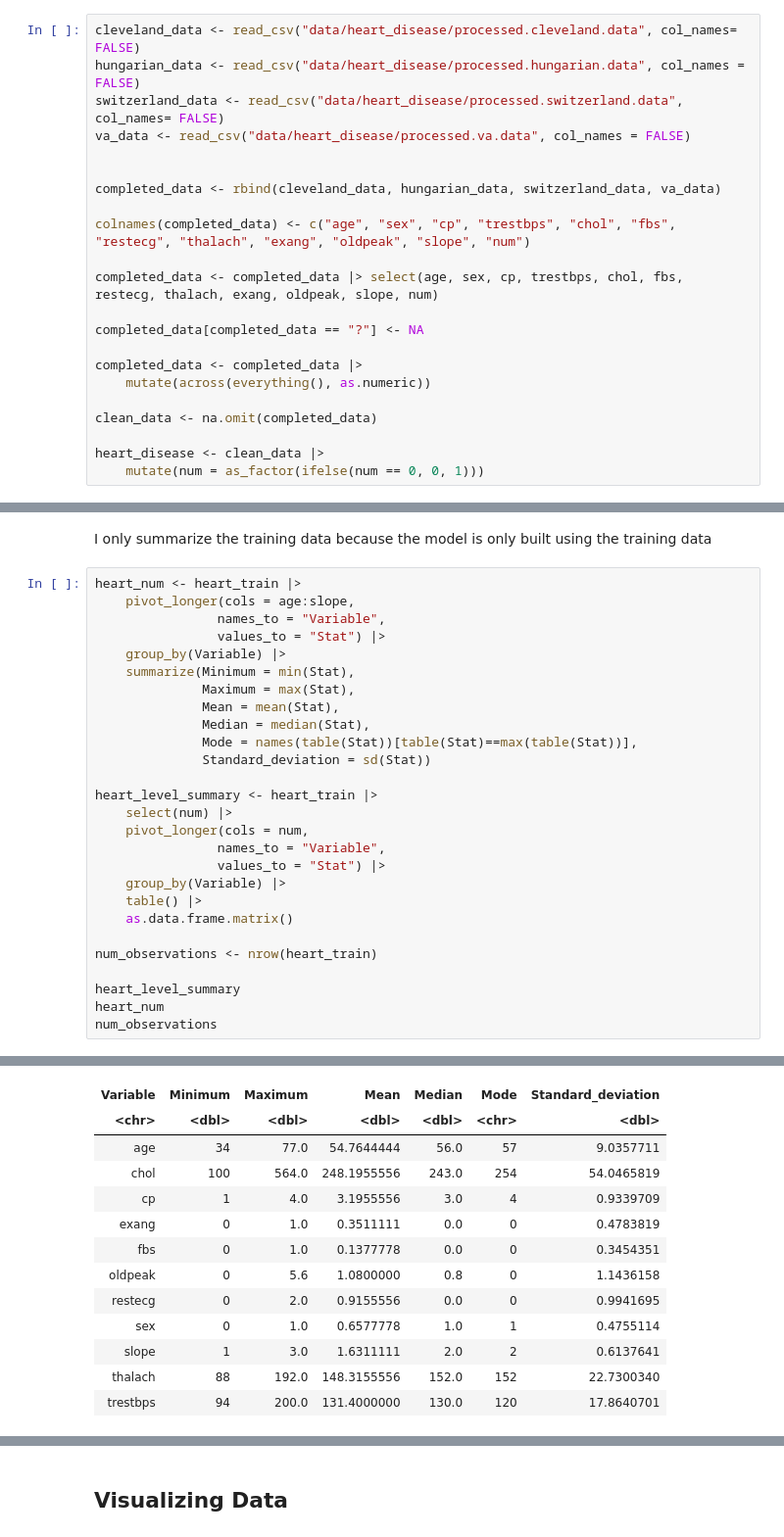
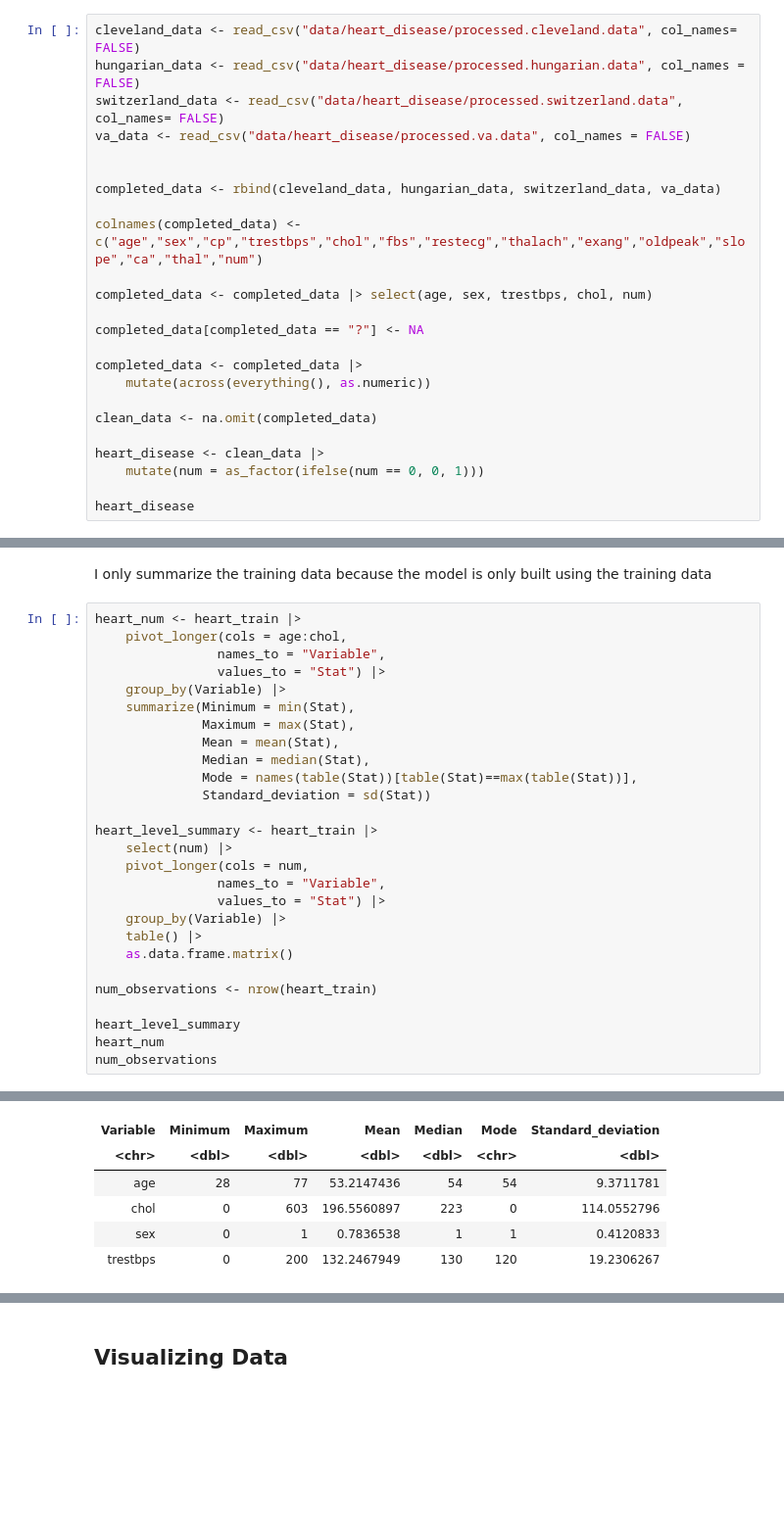
Before and after one commit to MichaelTumbelaka/data-science-project1, a Jupyter notebook: Project.ipynb, the cells around one changed output, grey strips where cells are left out. Shown at 98% size. Drawn from its saved outputs; the diff is of its cells as text; blank space fills up the shorter version.

```diff
--- a/Project.ipynb
+++ b/Project.ipynb
@@ -43,9 +43,9 @@ va_data <- read_csv("data/heart_disease/processed.va.data", col_names = FALSE)
 
 completed_data <- rbind(cleveland_data, hungarian_data, switzerland_data, va_data)
 
-colnames(completed_data) <- c("age", "sex", "cp", "trestbps", "chol", "fbs", "restecg", "thalach", "exang", "oldpeak", "slope", "num")
+colnames(completed_data) <- c("age","sex","cp","trestbps","chol","fbs","restecg","thalach","exang","oldpeak","slope","ca","thal","num")
 
-completed_data <- completed_data |> select(age, sex, cp, trestbps, chol, fbs, restecg, thalach, exang, oldpeak, slope, num)
+completed_data <- completed_data |> select(age, sex, trestbps, chol, num)
 
 completed_data[completed_data == "?"] <- NA
 
@@ -56,6 +56,8 @@ clean_data <- na.omit(completed_data)
 
 heart_disease <- clean_data |>
     mutate(num = as_factor(ifelse(num == 0, 0, 1)))
+
+heart_disease
 # %% [output]
 Rows: 303 Columns: 14
 ── Column specification ────────────────────────────────────────────────────────
@@ -92,7 +113,7 @@ heart_test <- testing(heart_split)
 I only summarize the training data because the model is only built using the training data
 # %%
 heart_num <- heart_train |>
-    pivot_longer(cols = age:slope,
+    pivot_longer(cols = age:chol,
                 names_to = "Variable",
                 values_to = "Stat") |>
     group_by(Variable) |>
@@ -126,13 +147,6 @@ A tibble: 11 × 7
 | Variable | Minimum | Maximum | Mean | Median | Mode | Standard_deviation |
 | <chr> | <dbl> | <dbl> | <dbl> | <dbl> | <chr> | <dbl> |
-| age | 34 | 77.0 | 54.7644444 | 56.0 | 57 | 9.0357711 |
-| chol | 100 | 564.0 | 248.1955556 | 243.0 | 254 | 54.0465819 |
-| cp | 1 | 4.0 | 3.1955556 | 3.0 | 4 | 0.9339709 |
-| exang | 0 | 1.0 | 0.3511111 | 0.0 | 0 | 0.4783819 |
-| fbs | 0 | 1.0 | 0.1377778 | 0.0 | 0 | 0.3454351 |
-| oldpeak | 0 | 5.6 | 1.0800000 | 0.8 | 0 | 1.1436158 |
-| restecg | 0 | 2.0 | 0.9155556 | 0.0 | 0 | 0.9941695 |
-| sex | 0 | 1.0 | 0.6577778 | 1.0 | 1 | 0.4755114 |
-| slope | 1 | 3.0 | 1.6311111 | 2.0 | 2 | 0.6137641 |
-| thalach | 88 | 192.0 | 148.3155556 | 152.0 | 152 | 22.7300340 |
-| trestbps | 94 | 200.0 | 131.4000000 | 130.0 | 120 | 17.8640701 |
+| age | 28 | 77 | 53.2147436 | 54 | 54 | 9.3711781 |
+| chol | 0 | 603 | 196.5560897 | 223 | 0 | 114.0552796 |
+| sex | 0 | 1 | 0.7836538 | 1 | 1 | 0.4120833 |
+| trestbps | 0 | 200 | 132.2467949 | 130 | 120 | 19.2306267 |
```
Also changed, not shown: parts of 12 cells of this notebook.
